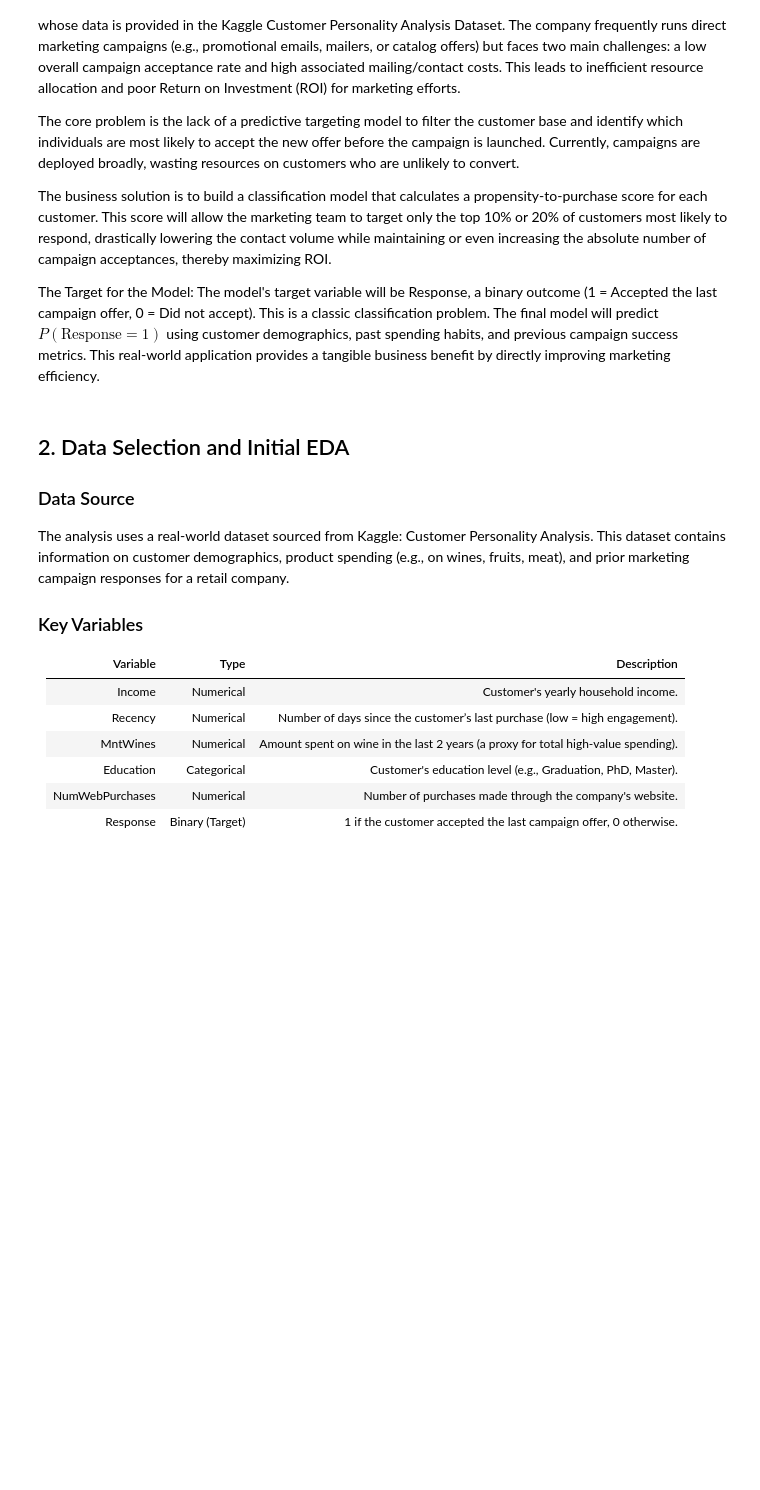
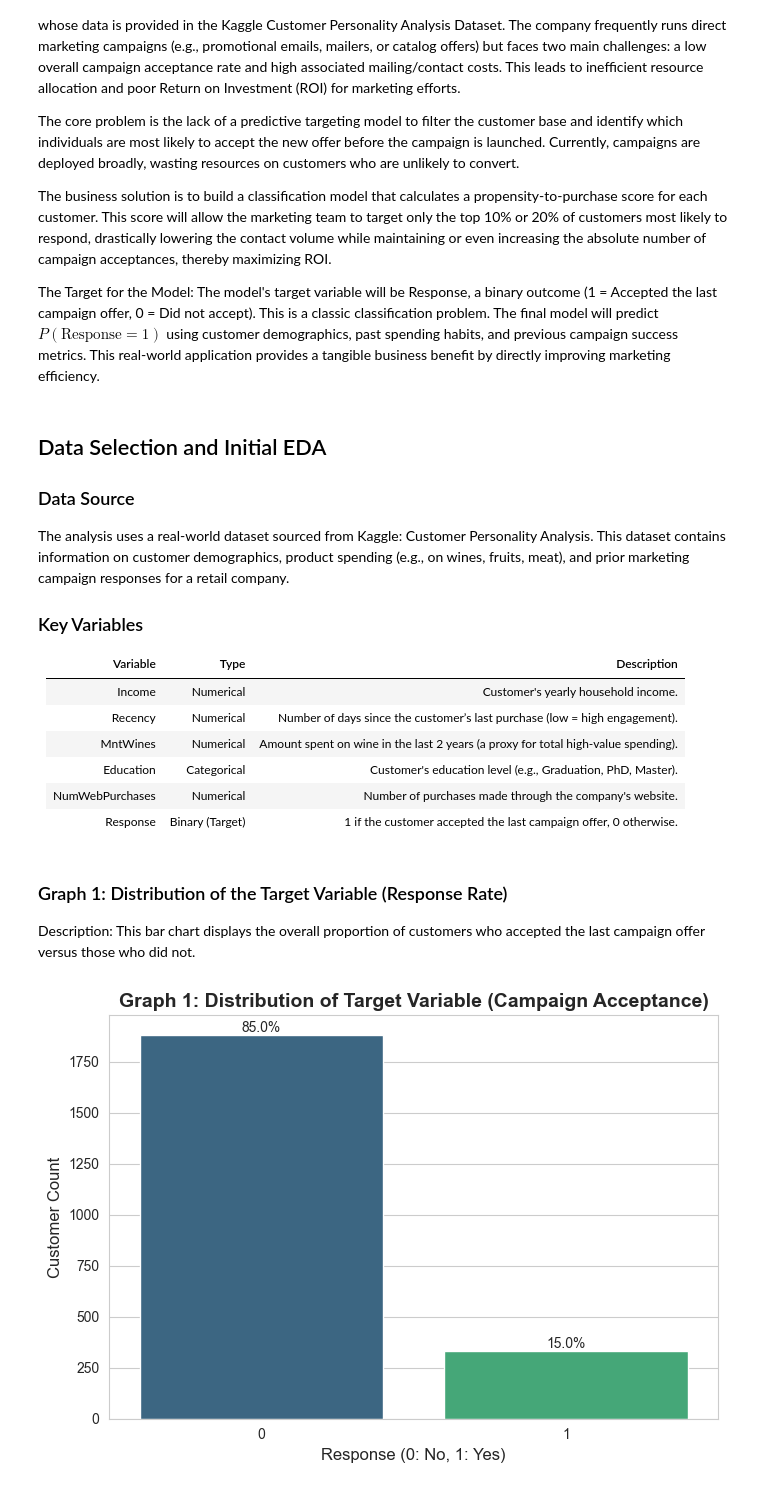
Before and after one commit to surenther/Data-Mining, a Jupyter notebook: Week6/week6.ipynb, the cells around one changed output. Saved outputs shown, nothing was run; the diff lists cells and outputs as text; code cells hidden in the pictures; blank space fills up the shorter version.

```diff
--- a/Week6/week6.ipynb
+++ b/Week6/week6.ipynb
@@ -19,7 +27,7 @@ The business solution is to build a classification model that calculates a prope
 The Target for the Model:
 The model's target variable will be Response, a binary outcome (1 = Accepted the last campaign offer, 0 = Did not accept). This is a classic classification problem. The final model will predict $P(\text{Response}=1)$ using customer demographics, past spending habits, and previous campaign success metrics. This real-world application provides a tangible business benefit by directly improving marketing efficiency.
 # %% [markdown]
-## 2. Data Selection and Initial EDA
+## Data Selection and Initial EDA
 
 ### Data Source
 The analysis uses a real-world dataset sourced from Kaggle: Customer Personality Analysis. This dataset contains information on customer demographics, product spending (e.g., on wines, fruits, meat), and prior marketing campaign responses for a retail company.
@@ -33,3 +41,46 @@ The analysis uses a real-world dataset sourced from Kaggle: Customer Personality
 | Education  | Categorical  | Customer's education level (e.g., Graduation, PhD, Master).   |
 | NumWebPurchases  | Numerical  | Number of purchases made through the company's website.   |
 | Response  | Binary (Target)  | 1 if the customer accepted the last campaign offer, 0 otherwise.  |
+# %%
+# --- Load and Prepare Data ---
+try:
+    df = pd.read_csv('marketing_campaign.csv', sep='\t')
+except FileNotFoundError:
+    print("Error: marketing_campaign.csv not found. Please ensure the file is in the correct directory.")
+    exit()
+
+# Handle Missing Income values
+# Dropping NaNs for initial modeling simplicity, though imputation could be an option later.
+df.dropna(subset=['Income'], inplace=True)
+
+# Calculate Age
+current_year = 2025
+df['Age'] = current_year - df['Year_Birth']
+
+# Calculate Total Spending for future feature use
+df['Total_Mnt'] = df['MntWines'] + df['MntFruits'] + df['MntMeatProducts'] + \
+                  df['MntFishProducts'] + df['MntSweetProducts'] + df['MntGoldProds']
+
+# Set Matplotlib style for better visuals
+sns.set_style("whitegrid")
+plt.rcParams['figure.figsize'] = (10, 6)
+# %% [markdown]
+### Graph 1: Distribution of the Target Variable (Response Rate)
+Description: This bar chart displays the overall proportion of customers who accepted the last campaign offer versus those who did not.
+# %%
+# --- Graph 1: Distribution of the Target Variable (Response Rate) ---
+plt.figure(figsize=(7, 5))
+ax1 = sns.countplot(x='Response', data=df, palette='viridis')
+ax1.set_title('Graph 1: Distribution of Target Variable (Campaign Acceptance)', fontsize=14, fontweight='bold')
+ax1.set_xlabel('Response (0: No, 1: Yes)', fontsize=12)
+ax1.set_ylabel('Customer Count', fontsize=12)
+total = len(df)
+for p in ax1.patches:
+    percentage = '{:.1f}%'.format(100 * p.get_height()/total)
+    x = p.get_x() + p.get_width() / 2
+    y = p.get_height()
+    ax1.annotate(percentage, (x, y), ha='center', va='bottom')
+plt.tight_layout()
+plt.show()
+# %% [output]
+[figure, added]
```
Also changed, not shown: parts of 11 cells of this notebook, 1 other file.
